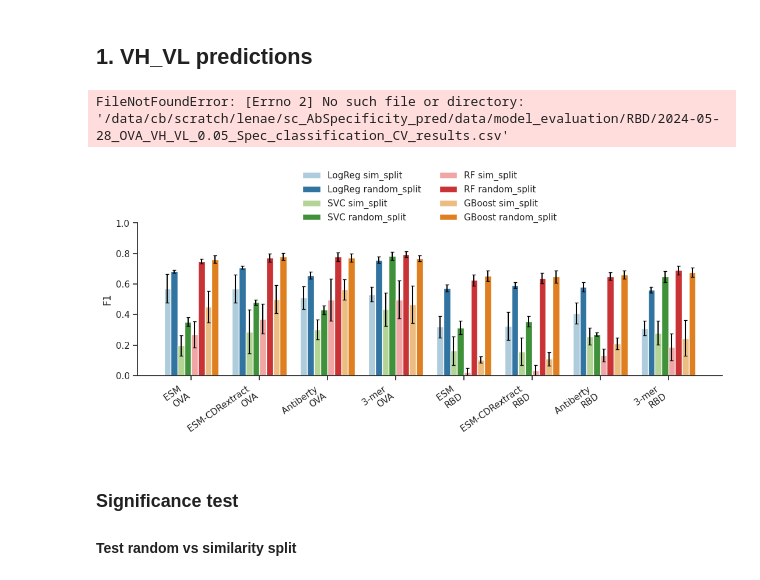
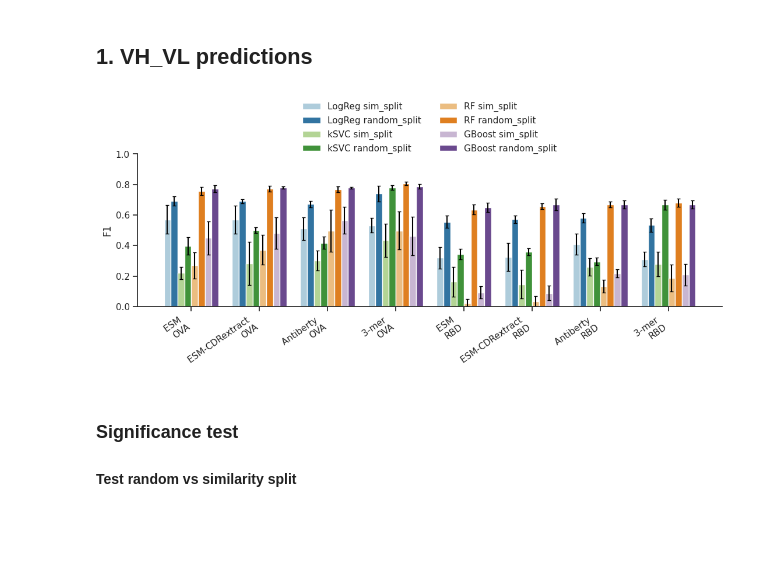
Before and after one commit to LSSI-ETH/sc_AbSpecificity_pred, a Jupyter notebook: notebooks/model_evaluations/Metrics_visualization.ipynb, the cells around one changed output. Cells and saved outputs as stored; diff of their text form; code cells hidden in the pictures; blank space fills up the shorter version.

```diff
--- a/notebooks/model_evaluations/Metrics_visualization.ipynb
+++ b/notebooks/model_evaluations/Metrics_visualization.ipynb
@@ -31,11 +31,13 @@ Last modified: 2024-05-28
 # %%
 ### Custom functions
 
-def metric_plot_sig(metrics_df, x='features', y='F1', hue='Model_split', figsize=(12,5)):
+def metric_plot(metrics_df, x='features', y='F1', hue='Model_split', figsize=(12,5)):
     custom_params = {"axes.spines.right": False, "axes.spines.top": False}
     sns.set_theme(rc={'figure.figsize':figsize})
     sns.set_theme(style="ticks", rc=custom_params)
-    sns.set_palette('Paired')
+    # take paired color palette, but remove the 5th and 6th color (red) for colorblind-friendliness
+    sns.set_palette(sns.color_palette("Paired")[0:4] + sns.color_palette("Paired")[6:10])
+
 
     ax = sns.barplot(y=y, x=x, hue=hue, data=metrics_df)
     sns.move_legend(
@@ -311,7 +313,7 @@ plot_outPath = os.path.join(ROOT_DIR, config['PATHS']['PLOT_OUT'])
 if not os.path.exists(plot_outPath):
     os.makedirs(plot_outPath)
 
-save_plots = False
+save_plots = True
 # %% [markdown]
 ## 1. VH_VL predictions
 # %%
@@ -327,7 +329,7 @@ for d in ['OVA', 'RBD']:
     metrics = pd.DataFrame()
     for datas in datasets:
         inpath= os.path.join(ROOT_DIR, config[split_ds][datas])
-        metrics_raw = pd.read_csv(inpath).iloc[:24]
+        metrics_raw = pd.read_csv(inpath)
         metrics = pd.concat([metrics, metrics_raw])
 
     metrics_df = metrics.copy()
@@ -354,7 +356,7 @@ for d in ['OVA', 'RBD']:
     metrics_df = metrics_df[~metrics_df['features'].str.contains('2-mer')]
 
     feature_order = [f'ESM-2 \n{d}', f'ESM-2-CDRextract \n{d}', f'Antiberty \n{d}', f'3-mer \n{d}']
-    model_order = ['LogReg sim_split', 'LogReg random_split', 'SVC sim_split', 'SVC random_split', 'RF sim_split', 'RF random_split', 'GBoost sim_split', 'GBoost random_split']
+    model_order = ['LogReg sim_split', 'LogReg random_split', 'kSVC sim_split', 'kSVC random_split', 'RF sim_split', 'RF random_split', 'GBoost sim_split', 'GBoost random_split']
 
     # Convert 'features' and 'Model_split' to categorical with the specified order
     metrics_df['features'] = pd.Categorical(metrics_df['features'], categories=feature_order, ordered=True)
@@ -371,14 +373,12 @@ for d in ['OVA', 'RBD']:
 
 metrics_df = pd.concat(metrics_ls, axis=0)
 metrics_df.reset_index(drop=True, inplace=True)
-# %% [output]
-FileNotFoundError: [Errno 2] No such file or directory: '/data/cb/scratch/lenae/sc_AbSpecificity_pred/data/model_evaluation/RBD/2024-05-28_OVA_VH_VL_0.05_Spec_classification_CV_results.csv'
 # %%
-# from statannot import add_stat_annotation
-plt = metric_plot_sig(metrics_df, x='features', y='F1', hue='Model_split', figsize=(11,5))
-# plt.savefig(os.path.join(plot_outPath, 'Review_BCR_VH_VL_metrics_Barplot.png'), dpi=600)
+plt = metric_plot(metrics_df, x='features', y='F1', hue='Model_split', figsize=(11,5))
+if save_plots:
+    plt.savefig(os.path.join(plot_outPath, 'Review_BCR_VH_VL_metrics_Barplot.png'), dpi=600)
 # %% [output]
-[figure, old version]
+[figure, new version]
 # %% [markdown]
 ### Significance test
 #### Test random vs similarity split
```
Also changed, not shown: parts of 10 cells of this notebook, 6 other files.
